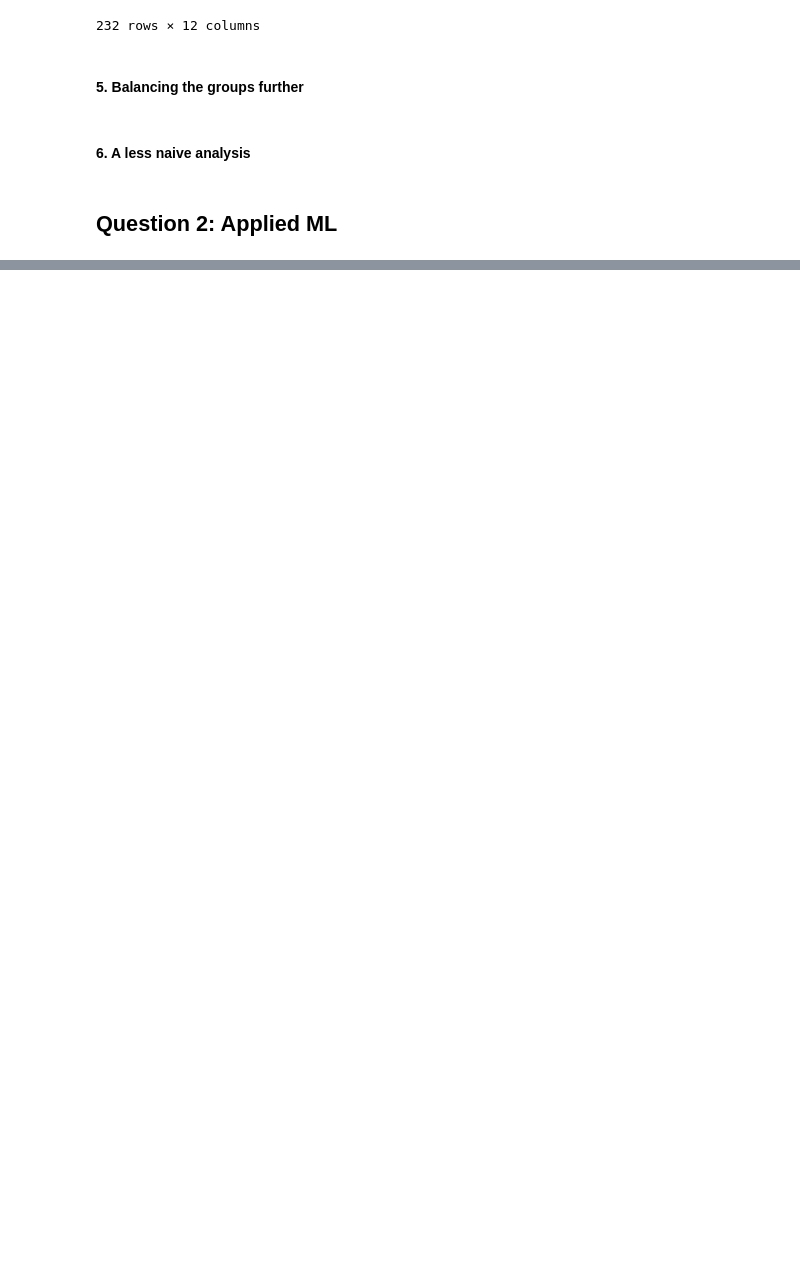
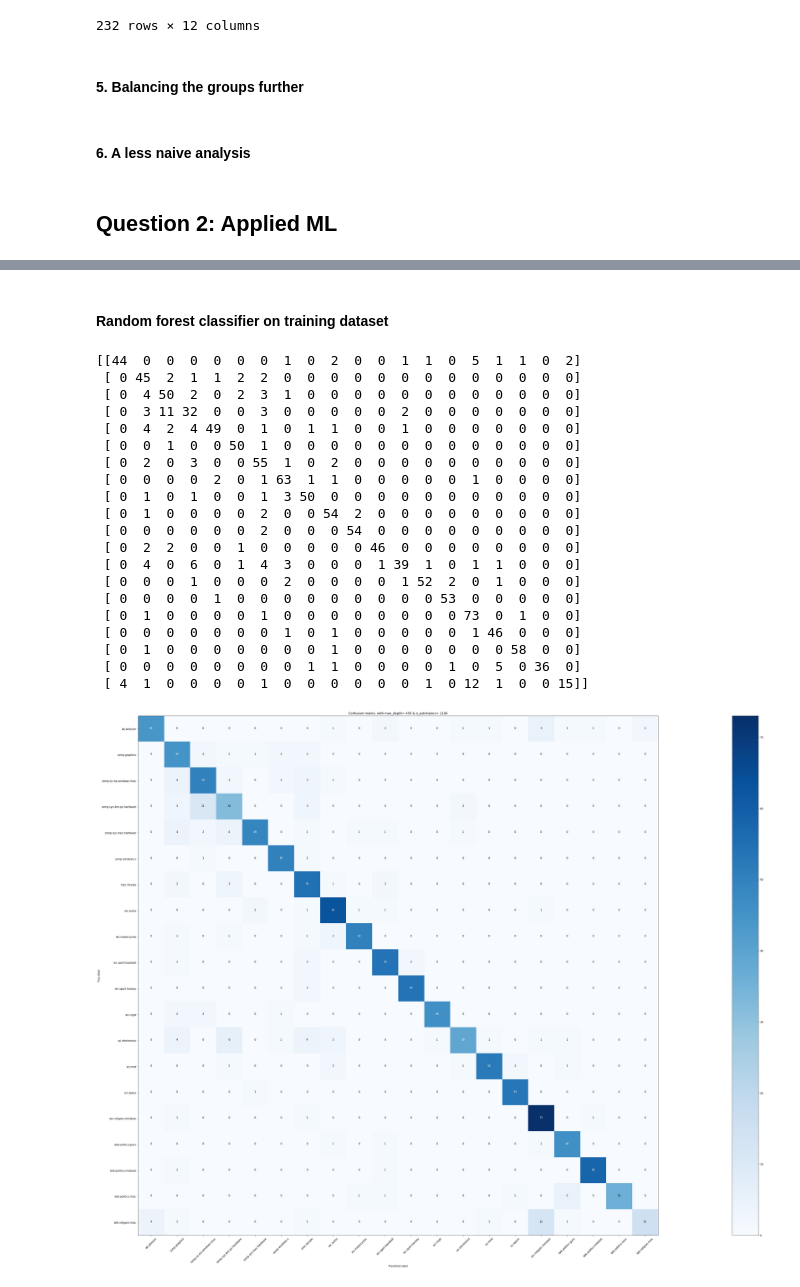
Before and after one commit to Babas10/ADA_JEX2017, a Jupyter notebook: HomeWork/04 - Applied ML/H4.ipynb, the cells around one changed output, grey strips where cells are left out. Saved outputs shown, nothing was run; the diff lists cells and outputs as text; code cells hidden in the pictures; blank space fills up the shorter version.

```diff
--- a/HomeWork/04 - Applied ML/H4.ipynb
+++ b/HomeWork/04 - Applied ML/H4.ipynb
@@ -685,0 +740,28 @@ display(all_matched)
+# %%
+# Load dataset
+dataset = fetch_20newsgroups(shuffle=True,random_state=42)
+
+# TfidVectorizer
+vectorizer = TfidfVectorizer()
+Tfid_Vectors = vectorizer.fit_transform(dataset.data)
+# %%
+# Splitting the data
+test_number = int(dataset.target.shape[0]*0.1)
+size = dataset.target.shape[0]
+
+# Test dataset
+y_test_data = dataset.target[:test_number]
+x_test_data = Tfid_Vectors[:test_number]
+test_dataframe = pd.DataFrame(data=x_test_data.todense(), index=y_test_data)
+
+# Validation dataset
+y_validation_data = dataset.target[(size-test_number):]
+x_validation_data = Tfid_Vectors[(size-test_number):]
+validation_dataframe = pd.DataFrame(data=x_validation_data.todense(), index=y_validation_data)
+
+# Training dataset
+y_training_data = dataset.target[test_number+1:(size-test_number-1)]
+x_training_data = Tfid_Vectors[test_number+1:(size-test_number-1)]
+training_dataframe = pd.DataFrame(data=x_training_data.todense(), index=y_training_data)
+
+display(training_dataframe.head())
@@ -685,0 +793,12 @@ display(all_matched)
+# %% [markdown]
+#### Random forest classifier on training dataset
+# %%
+# Initialize classifier
+rfc = RandomForestClassifier()
+
+# Initialize Grid Search
+parameters = {'n_estimators' :np.arange(500, 1000, 200),'max_depth':np.arange(100, 1000, 200)}
+grid_search = GridSearchCV(rfc, parameters)
+
+grid_search.fit(x_validation_data,y_validation_data)
+print(grid_search.best_params_)
@@ -685,0 +812,29 @@ display(all_matched)
+# %%
+rfc.set_params(max_depth= 450, n_estimators= 1100)
+y_pred_data = rfc.fit(x_training_data,y_training_data).predict(x_test_data)
+
+cm = confusion_matrix(y_test_data, y_pred_data)
+plot_confusion_matrix(cm,classes=dataset.target_names, title='Confusion matrix, with max_depth= 450 & n_estimators= 1100')
+plt.show()
+# %% [output]
+[[44  0  0  0  0  0  0  1  0  2  0  0  1  1  0  5  1  1  0  2]
+ [ 0 45  2  1  1  2  2  0  0  0  0  0  0  0  0  0  0  0  0  0]
+ [ 0  4 50  2  0  2  3  1  0  0  0  0  0  0  0  0  0  0  0  0]
+ [ 0  3 11 32  0  0  3  0  0  0  0  0  2  0  0  0  0  0  0  0]
+ [ 0  4  2  4 49  0  1  0  1  1  0  0  1  0  0  0  0  0  0  0]
+ [ 0  0  1  0  0 50  1  0  0  0  0  0  0  0  0  0  0  0  0  0]
+ [ 0  2  0  3  0  0 55  1  0  2  0  0  0  0  0  0  0  0  0  0]
+ [ 0  0  0  0  2  0  1 63  1  1  0  0  0  0  0  1  0  0  0  0]
+ [ 0  1  0  1  0  0  1  3 50  0  0  0  0  0  0  0  0  0  0  0]
+ [ 0  1  0  0  0  0  2  0  0 54  2  0  0  0  0  0  0  0  0  0]
+ [ 0  0  0  0  0  0  2  0  0  0 54  0  0  0  0  0  0  0  0  0]
+ [ 0  2  2  0  0  1  0  0  0  0  0 46  0  0  0  0  0  0  0  0]
+ [ 0  4  0  6  0  1  4  3  0  0  0  1 39  1  0  1  1  0  0  0]
+ [ 0  0  0  1  0  0  0  2  0  0  0  0  1 52  2  0  1  0  0  0]
+ [ 0  0  0  0  1  0  0  0  0  0  0  0  0  0 53  0  0  0  0  0]
+ [ 0  1  0  0  0  0  1  0  0  0  0  0  0  0  0 73  0  1  0  0]
+ [ 0  0  0  0  0  0  0  1  0  1  0  0  0  0  0  1 46  0  0  0]
+ [ 0  1  0  0  0  0  0  0  0  1  0  0  0  0  0  0  0 58  0  0]
+ [ 0  0  0  0  0  0  0  0  1  1  0  0  0  0  1  0  5  0 36  0]
+ [ 4  1  0  0  0  0  1  0  0  0  0  0  0  1  0 12  1  0  0 15]]
+[figure, added]
```
Also changed, not shown: parts of 12 cells of this notebook.
